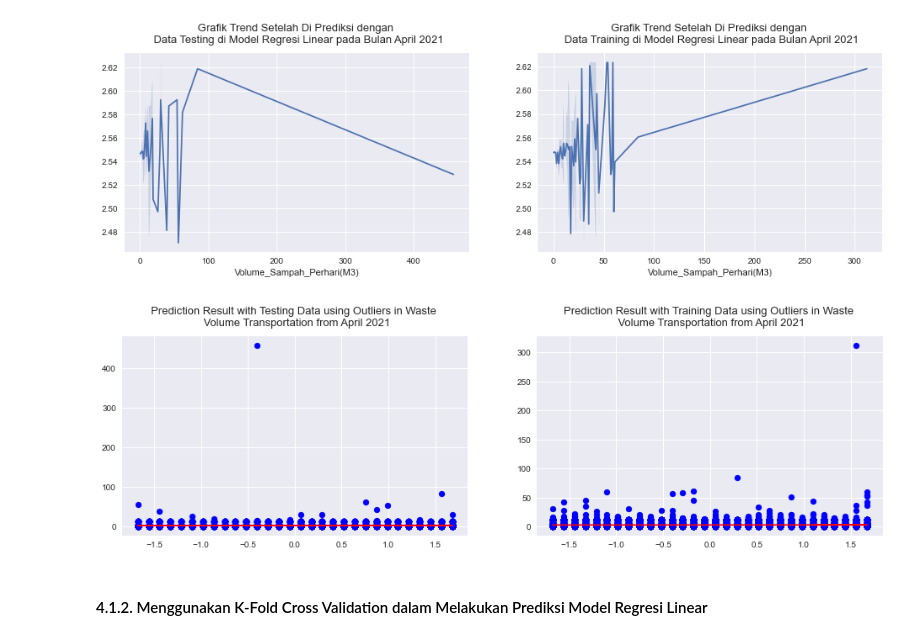
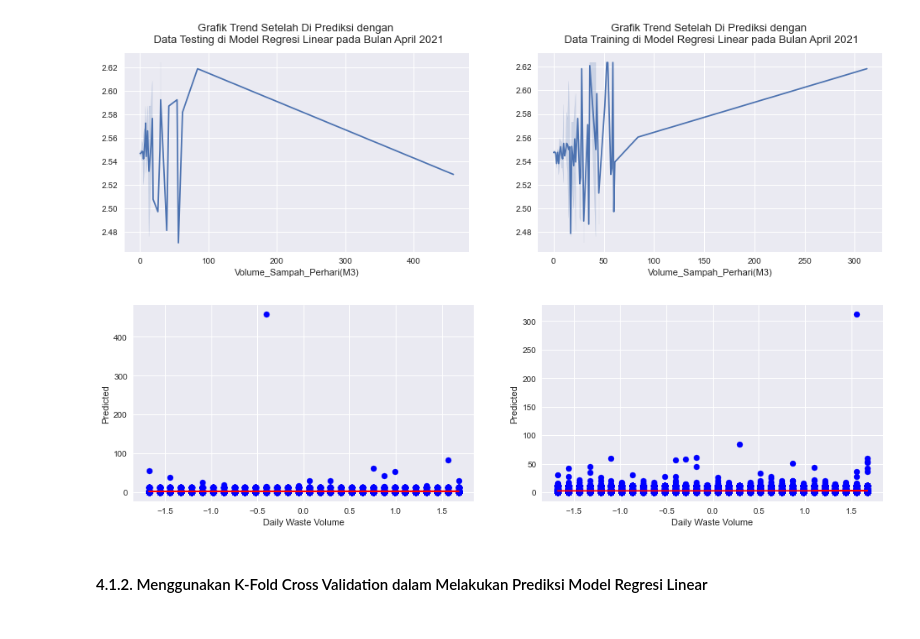
Before and after one commit to pramudianzaheka92/ProjectTugasAkhir, a Jupyter notebook: 4 - 2021/Prediksi Tingkat Pengangkutan Volume Sampah di Bulan April 2021 - Dengan Nilai Outliers.ipynb, the cells around one changed output. Saved outputs shown, nothing was run; the diff lists cells and outputs as text; code cells hidden in the pictures.

Commit message:
Hapus Caption & Menambahkan + Mengubah x-axis dan y-axis di Data April

```diff
--- a/4 - 2021/Prediksi Tingkat Pengangkutan Volume Sampah di Bulan April 2021 - Dengan Nilai Outliers.ipynb
+++ b/4 - 2021/Prediksi Tingkat Pengangkutan Volume Sampah di Bulan April 2021 - Dengan Nilai Outliers.ipynb
@@ -663,24 +663,28 @@ plt.show()
 # %%
 """
 Melihat korelasi/hubungan keterkaitan terhadap data testing dan data training
 setelah dilakukan proses prediksi menggunakan algoritma regresi linear
 """
 plt.figure(figsize=(25, 20))
 
 plt.subplot(4, 3, 1)
 plt.scatter(x_test, y_test, color="blue")
 plt.plot(x_test, pred_test_linear_apr, color="red")
-plt.title("Prediction Result with Testing Data using Outliers in Waste \n Volume Transportation from April 2021",
-          fontsize=13, pad=13)
+#plt.title("Prediction Result with Testing Data using Outliers in Waste \n Volume Transportation from April 2021",
+#          fontsize=13, pad=13)
+plt.xlabel("Daily Waste Volume")
+plt.ylabel("Predicted")
 
 plt.subplot(4, 3, 2)
 plt.scatter(x_train, y_train, color="blue")
 plt.plot(x_train, pred_train_linear_apr, color="red")
-plt.title("Prediction Result with Training Data using Outliers in Waste \n Volume Transportation from April 2021",
-          fontsize=13, pad=13)
+#plt.title("Prediction Result with Training Data using Outliers in Waste \n Volume Transportation from April 2021",
+#          fontsize=13, pad=13)
+plt.xlabel("Daily Waste Volume")
+plt.ylabel("Predicted")
 plt.show()
 # %% [output]
-[figure, old version]
+[figure, new version]
 # %% [markdown]
 #### 4.1.2. Menggunakan K-Fold Cross Validation dalam Melakukan Prediksi Model Regresi Linear
 # %% [markdown]
```
Also changed, not shown: parts of 13 cells of this notebook.
